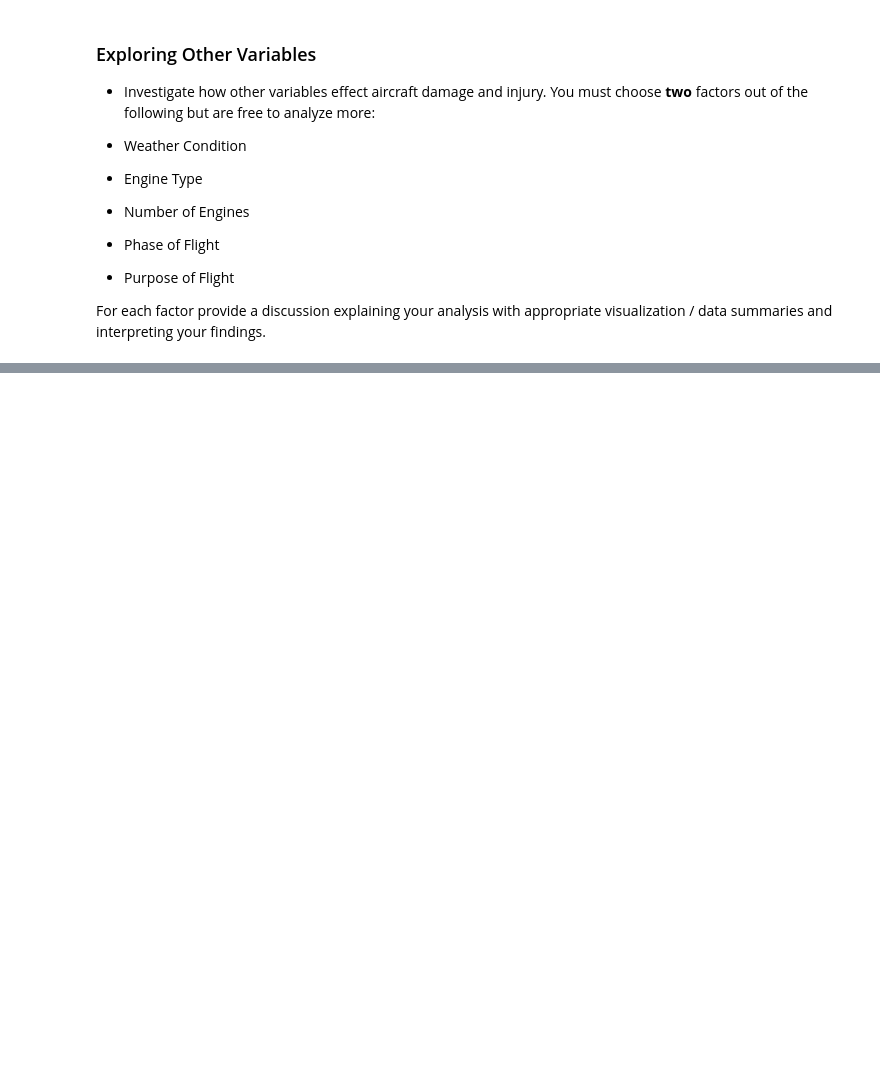
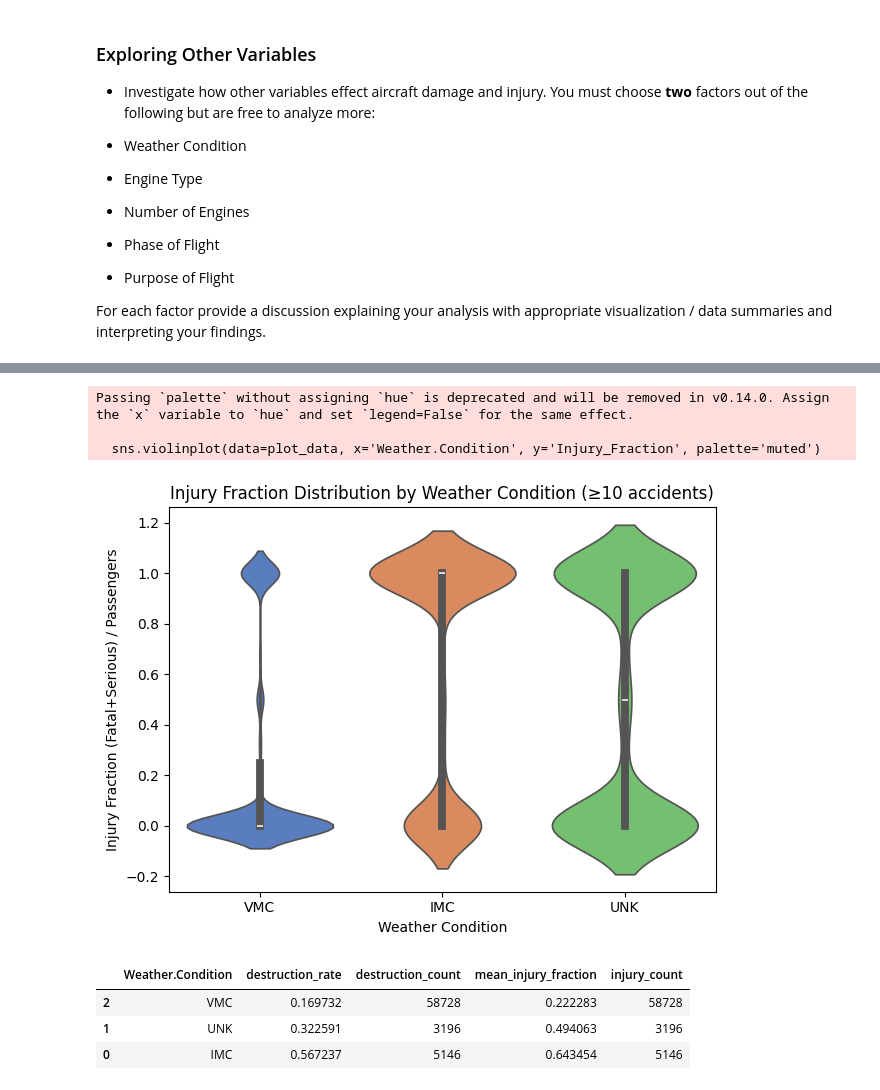
Before and after one commit to Shaun-Okwuosa/Jet-Safety-Analysis, a Jupyter notebook: Aviation_Accidents_Data_Analysis.ipynb, the cells around one changed output, grey strips where cells are left out. Saved outputs shown, nothing was run; the diff lists cells and outputs as text; code cells hidden in the pictures; blank space fills up the shorter version.

```diff
--- a/Aviation_Accidents_Data_Analysis.ipynb
+++ b/Aviation_Accidents_Data_Analysis.ipynb
@@ -374,0 +418,22 @@ For each factor provide a discussion explaining your analysis with appropriate v
+# %%
+valid_weather = weather_stats['Weather.Condition'].tolist()
+plot_data = df[df['Weather.Condition'].isin(valid_weather)]
+
+sns.violinplot(data=plot_data, x='Weather.Condition', y='Injury_Fraction', palette='muted')
+plt.title('Injury Fraction Distribution by Weather Condition (≥10 accidents)')
+plt.ylabel('Injury Fraction (Fatal+Serious) / Passengers')
+plt.xlabel('Weather Condition')
+plt.tight_layout()
+plt.show()
+# %% [output]
+Passing `palette` without assigning `hue` is deprecated and will be removed in v0.14.0. Assign the `x` variable to `hue` and set `legend=False` for the same effect.
+
+  sns.violinplot(data=plot_data, x='Weather.Condition', y='Injury_Fraction', palette='muted')
+[figure, added]
+# %%
+weather_stats.sort_values('destruction_rate')
+# %% [output]
+|  | Weather.Condition | destruction_rate | destruction_count | mean_injury_fraction | injury_count |
+| 2 | VMC | 0.169732 | 58728 | 0.222283 | 58728 |
+| 1 | UNK | 0.322591 | 3196 | 0.494063 | 3196 |
+| 0 | IMC | 0.567237 | 5146 | 0.643454 | 5146 |
```
Also changed, not shown: parts of 18 cells of this notebook, 1 other file.
